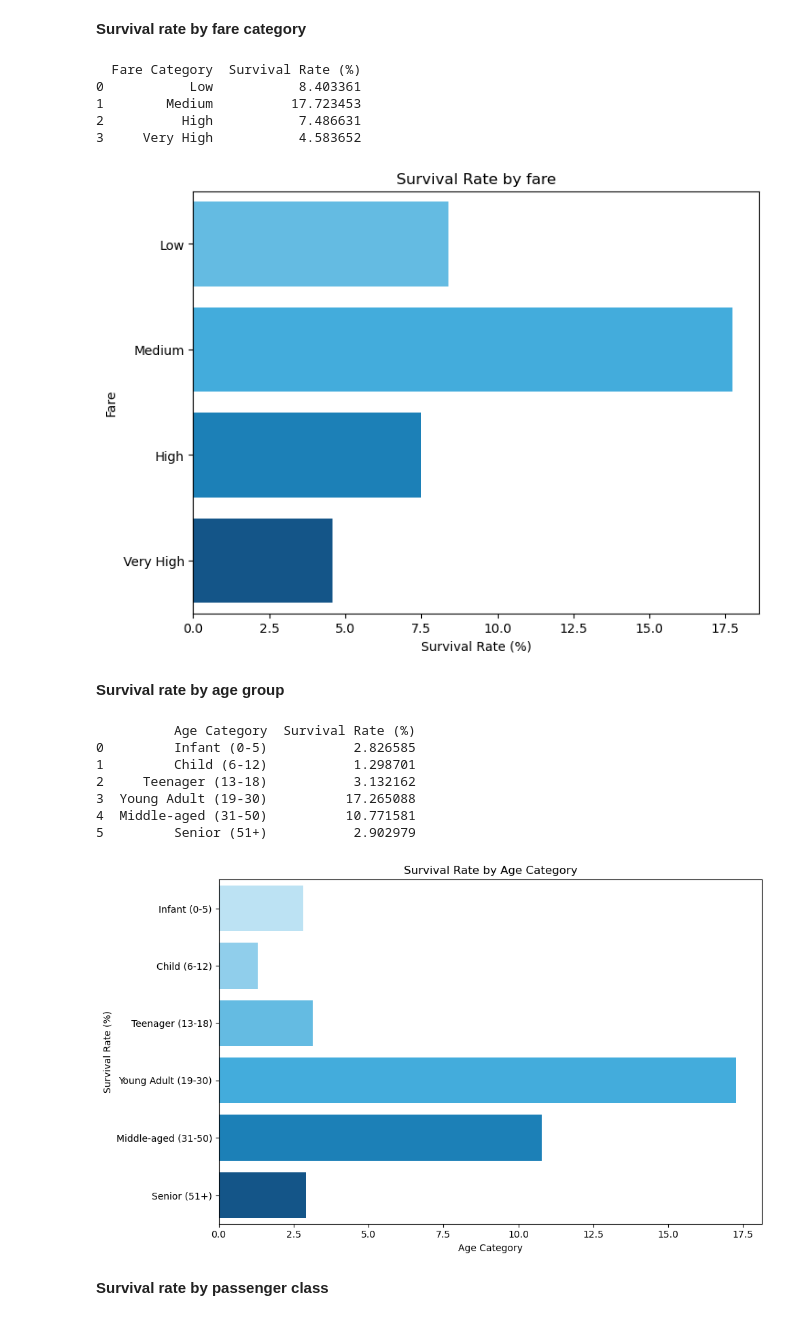
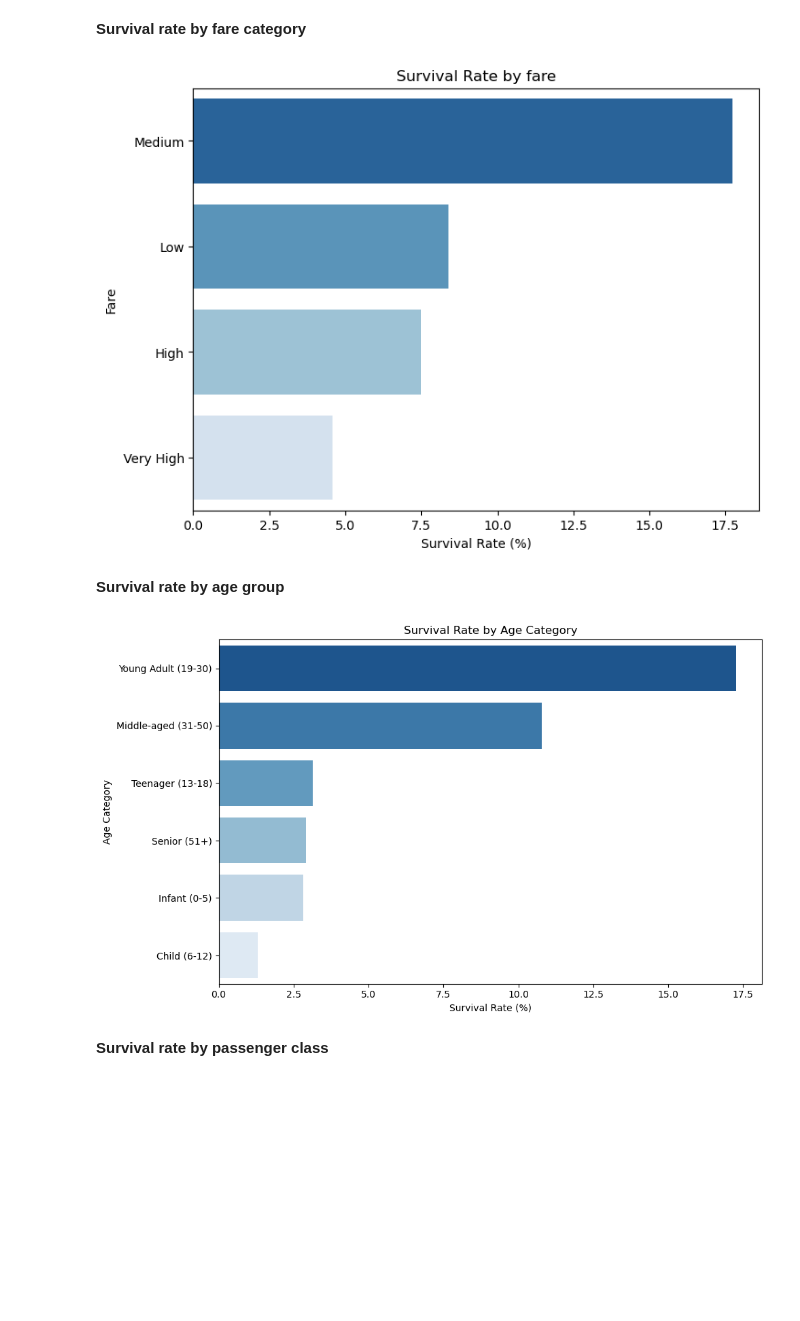
Before and after one commit to danisharain12/Exploratory-Data-Analysis-Projects, a Jupyter notebook: EDA_on_Titanic_Dataset/EDA_on_Titanic_Dataset.ipynb, the cells around one changed output. Drawn from its saved outputs; the diff is of its cells as text; code cells hidden in the pictures; blank space fills up the shorter version.

```diff
--- a/EDA_on_Titanic_Dataset/EDA_on_Titanic_Dataset.ipynb
+++ b/EDA_on_Titanic_Dataset/EDA_on_Titanic_Dataset.ipynb
@@ -22,7 +22,7 @@ warnings.simplefilter(action='ignore', category=FutureWarning)
 # %% [markdown]
 ## Load Dataset:
 # %%
-df=pd.read_excel('C:/Users/Admin/Desktop/Bistartx Intership/Month-1/titanic3.xls')
+df=pd.read_excel('D:/Bistartx Intership/Month-1/EDA_Titanic/titanic3.xls')
 df.sample(5)
 # %% [output]
 |  | pclass | survived | name | sex | age | sibsp | parch | ticket | fare | cabin | embarked | ... |
@@ -428,55 +426,44 @@ fare_survival = (df.groupby('fare_category')['survived'].sum() / total_passenger
 
 fare_survival = fare_survival.reset_index()
 fare_survival.columns = ['Fare Category', 'Survival Rate (%)']
-print(fare_survival)
+fare_survival = fare_survival.sort_values(by='Survival Rate (%)', ascending=False)
 
 # Barplot for survival rate by fare
 plt.figure(figsize=(8, 6))
-sns.barplot(y='Fare Category', x='Survival Rate (%)', data = fare_survival,palette=['#4FC3F7', '#29B6F6', '#0288D1', '#01579B'])
+sns.barplot(y='Fare Category', x='Survival Rate (%)', data = fare_survival, order=fare_survival['Fare Category'],
+            palette = 'Blues_r' )
 
 plt.title('Survival Rate by fare')
 plt.ylabel('Fare')
 plt.xlabel('Survival Rate (%)')
 plt.show()
 # %% [output]
-  Fare Category  Survival Rate (%)
-0           Low           8.403361
-1        Medium          17.723453
-2          High           7.486631
-3     Very High           4.583652
-[figure, old version]
+[figure, new version]
 # %% [markdown]
 **Survival rate by age group**
 # %%
 bins = [0, 5, 12, 18, 30, 50, df['age'].max()]
 labels = ['Infant (0-5)', 'Child (6-12)', 'Teenager (13-18)', 'Young Adult (19-30)', 'Middle-aged (31-50)', 'Senior (51+)']
 df['age_category'] = pd.cut(df['age'], bins=bins, labels=labels, include_lowest=True)
 
 age_survival = (df.groupby('age_category')['survived'].sum() / total_passengers) * 100
 
 age_survival = age_survival.reset_index()
 age_survival.columns = ['Age Category', 'Survival Rate (%)']
-print(age_survival)
+age_survival = age_survival.sort_values(by='Survival Rate (%)', ascending=False)
 
 # Barplot for survival rate by age
 plt.figure(figsize=(10, 6))
-sns.barplot(y='Age Category', x='Survival Rate (%)', data=age_survival,
-            palette=['#B3E5FC', '#81D4FA', '#4FC3F7', '#29B6F6', '#0288D1', '#01579B'])
+sns.barplot(y='Age Category', x='Survival Rate (%)', data=age_survival, order = age_survival['Age Category'],
+            palette= 'Blues_r')
 
 plt.title('Survival Rate by Age Category')
-plt.ylabel('Survival Rate (%)')
-plt.xlabel('Age Category')
+plt.xlabel('Survival Rate (%)')
+plt.ylabel('Age Category')
 plt.tight_layout()
 plt.show()
 # %% [output]
-          Age Category  Survival Rate (%)
-0         Infant (0-5)           2.826585
-1         Child (6-12)           1.298701
-2     Teenager (13-18)           3.132162
-3  Young Adult (19-30)          17.265088
-4  Middle-aged (31-50)          10.771581
-5         Senior (51+)           2.902979
-[figure, old version]
+[figure, new version]
 # %% [markdown]
 **Survival rate by passenger class**
 # %%
```
Also changed, not shown: parts of 6 cells of this notebook.
